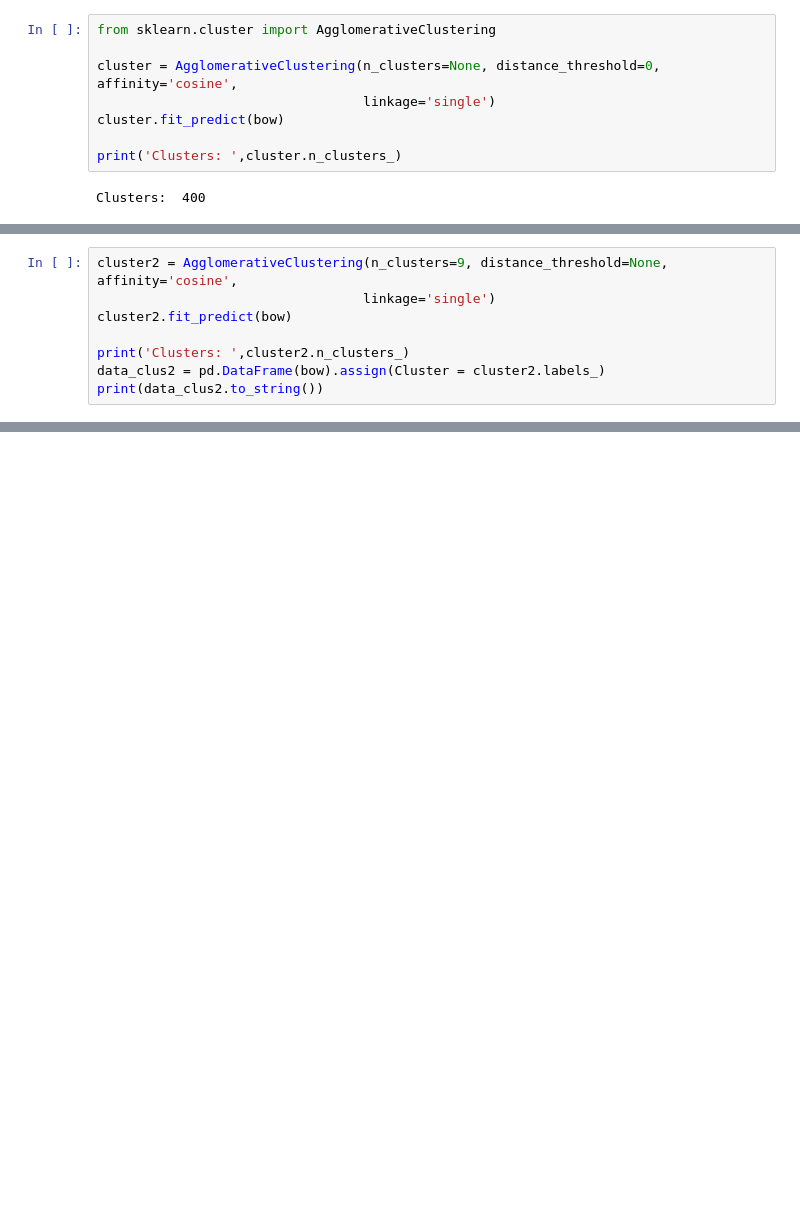
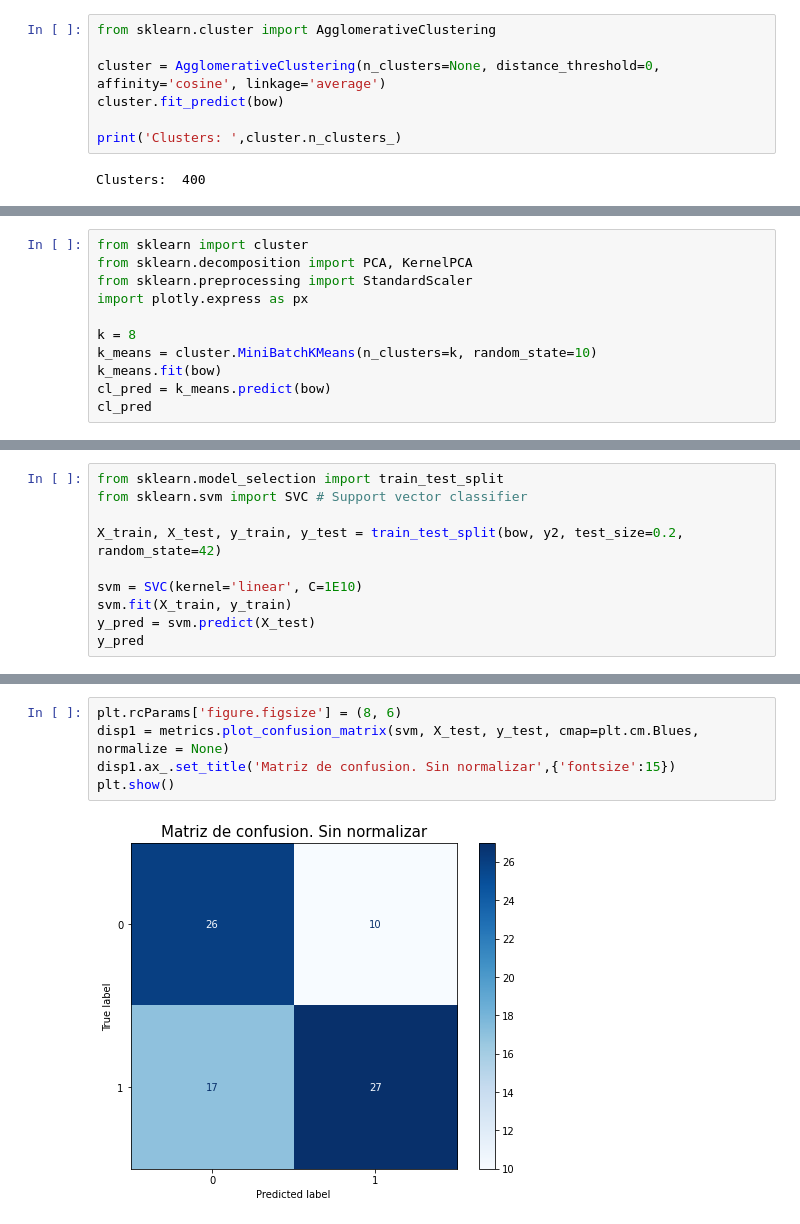
Before and after one commit to victorm0202/Curso_banxico, a Jupyter notebook: slides.ipynb, the cells around one changed output, grey strips where cells are left out. Drawn from its saved outputs; the diff is of its cells as text; blank space fills up the shorter version.

```diff
--- a/slides.ipynb
+++ b/slides.ipynb
@@ -436,8 +518,7 @@ Con esto, podemos hacer clústering o clasificación...
 # %%
 from sklearn.cluster import AgglomerativeClustering
 
-cluster = AgglomerativeClustering(n_clusters=None, distance_threshold=0, affinity='cosine',
-                                  linkage='single')
+cluster = AgglomerativeClustering(n_clusters=None, distance_threshold=0, affinity='cosine', linkage='average')
 cluster.fit_predict(bow)
 
 print('Clusters: ',cluster.n_clusters_)
@@ -475,8 +549,0 @@ plt.show()
-# %%
-cluster2 = AgglomerativeClustering(n_clusters=9, distance_threshold=None, affinity='cosine',
-                                  linkage='single')
-cluster2.fit_predict(bow)
-
-print('Clusters: ',cluster2.n_clusters_)
-data_clus2 = pd.DataFrame(bow).assign(Cluster = cluster2.labels_)
-print(data_clus2.to_string())
@@ -496,0 +560,11 @@ ff
+# %%
+from sklearn import cluster
+from sklearn.decomposition import PCA, KernelPCA
+from sklearn.preprocessing import StandardScaler
+import plotly.express as px
+
+k = 8
+k_means = cluster.MiniBatchKMeans(n_clusters=k, random_state=10)
+k_means.fit(bow)
+cl_pred = k_means.predict(bow)
+cl_pred
@@ -496,0 +686,10 @@ ff
+# %%
+from sklearn.model_selection import train_test_split
+from sklearn.svm import SVC # Support vector classifier
+
+X_train, X_test, y_train, y_test = train_test_split(bow, y2, test_size=0.2, random_state=42)
+
+svm = SVC(kernel='linear', C=1E10)
+svm.fit(X_train, y_train)
+y_pred = svm.predict(X_test)
+y_pred
@@ -496,0 +754,7 @@ ff
+# %%
+plt.rcParams['figure.figsize'] = (8, 6)
+disp1 = metrics.plot_confusion_matrix(svm, X_test, y_test, cmap=plt.cm.Blues, normalize = None)
+disp1.ax_.set_title('Matriz de confusion. Sin normalizar',{'fontsize':15})
+plt.show()
+# %% [output]
+[figure, added]
```
Also changed, not shown: parts of 63 cells of this notebook, 19 other files.
